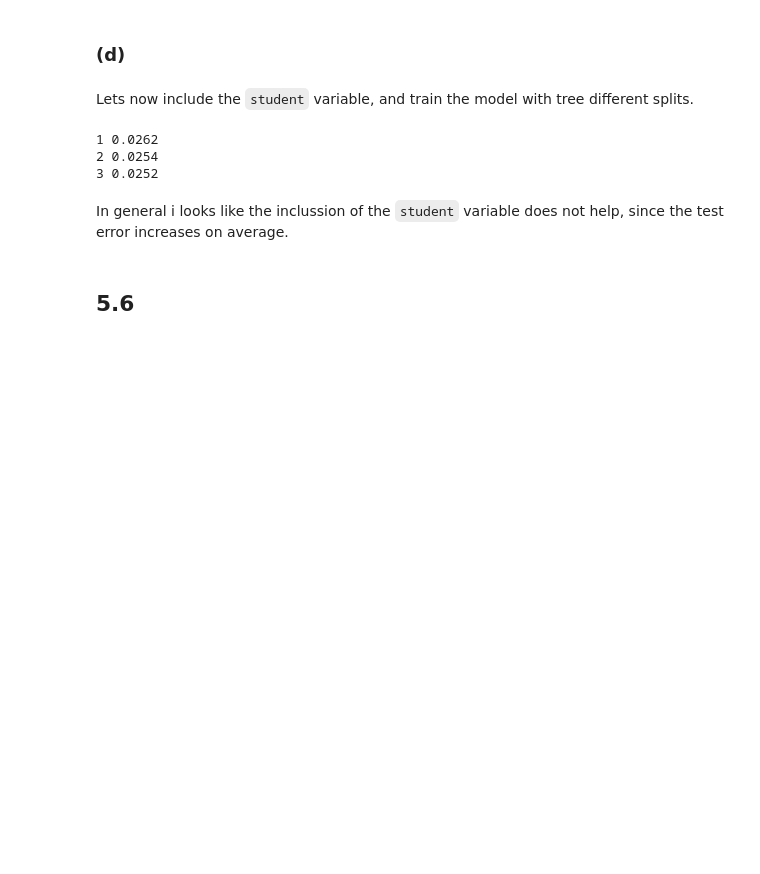
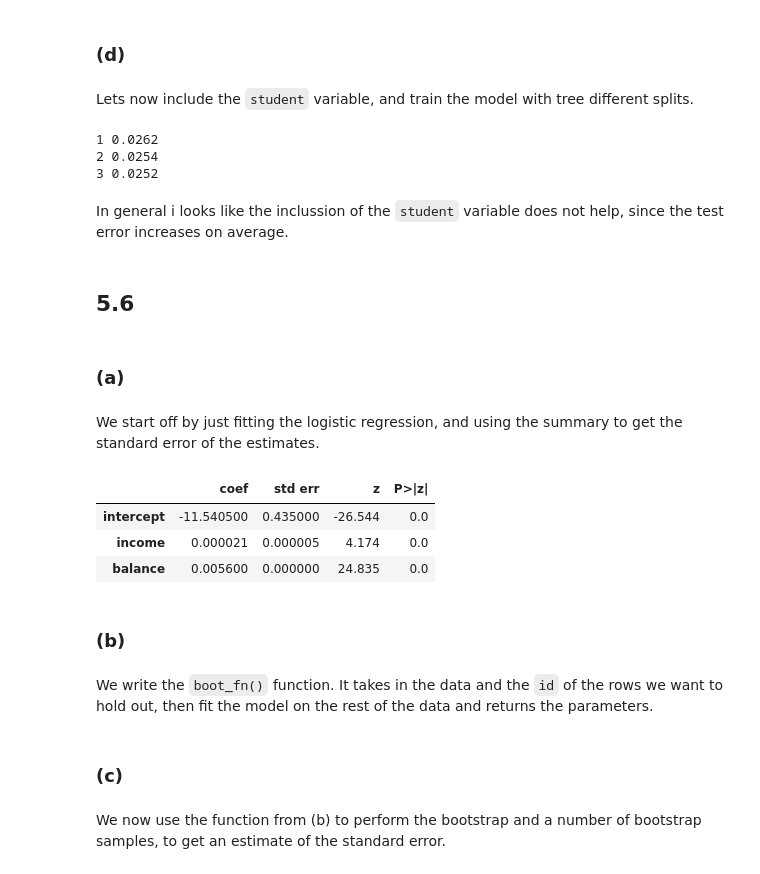
Before and after one commit to Niekrenz82/SML_MATH, a Jupyter notebook: A2/A2_coding.ipynb, the cells around one changed output. Drawn from its saved outputs; the diff is of its cells as text; code cells hidden in the pictures; blank space fills up the shorter version.

```diff
--- a/A2/A2_coding.ipynb
+++ b/A2/A2_coding.ipynb
@@ -670,3 +670,20 @@ for seed in [1, 2, 3]:
 In general i looks like the inclussion of the `student` variable does not help, since the test error increases on average.
 # %% [markdown]
 ## 5.6
+# %% [markdown]
+### (a)
+# %% [markdown]
+We start off by just fitting the logistic regression, and using the summary to get the standard error of the estimates.
+# %%
+design = MS(["income", "balance"]).fit_transform(Default)
+glm_fit = sm.GLM(y, design, family=sm.families.Binomial()).fit()
+summarize(glm_fit)
+# %% [output]
+|  | coef | std err | z | P>|z| |
+| intercept | -11.540500 | 0.435000 | -26.544 | 0.0 |
+| income | 0.000021 | 0.000005 | 4.174 | 0.0 |
+| balance | 0.005600 | 0.000000 | 24.835 | 0.0 |
+# %% [markdown]
+### (b)
+# %% [markdown]
+We write the `boot_fn()` function. It takes in the data and the `id` of the rows we want to hold out, then fit the model on the rest of the data and returns the parameters.
@@ -672,0 +697,4 @@ In general i looks like the inclussion of the `student` variable does not help,
+# %% [markdown]
+### (c)
+# %% [markdown]
+We now use the function from (b) to perform the bootstrap and a number of bootstrap samples, to get an estimate of the standard error.
```
Also changed, not shown: parts of 6 cells of this notebook.
